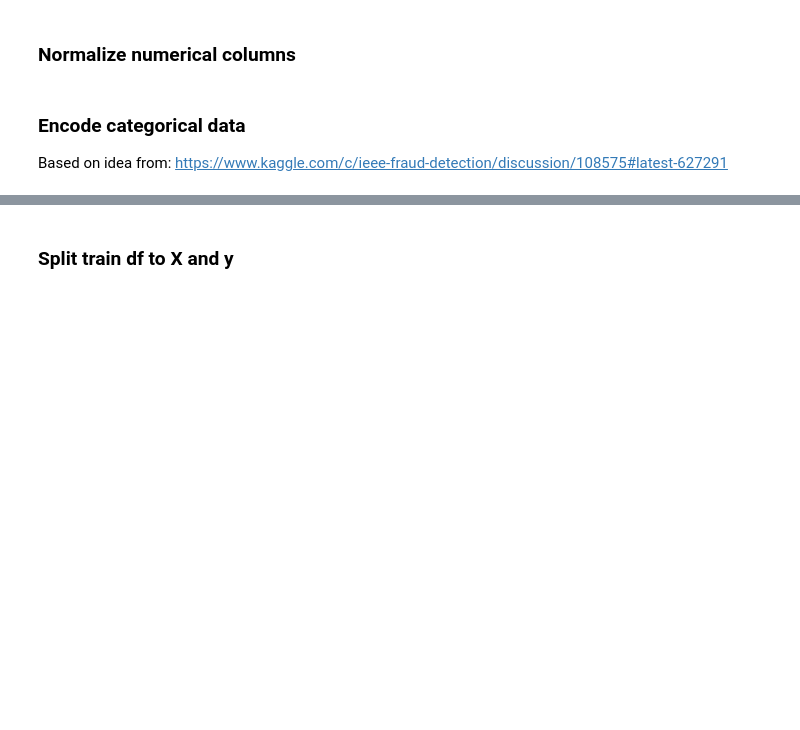
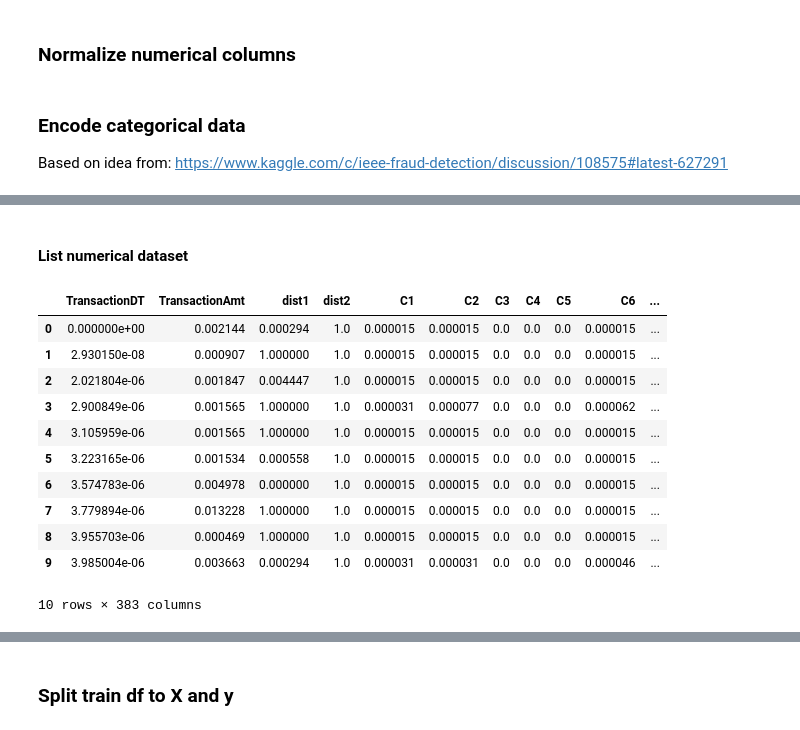
Before and after one commit to simon2k/IEEE-CIS-Fraud-Detection, a Jupyter notebook: IEEE Cis Fraud Detection.ipynb, the cells around one changed output, grey strips where cells are left out. Drawn from its saved outputs; the diff is of its cells as text; code cells hidden in the pictures; blank space fills up the shorter version.

```diff
--- a/IEEE Cis Fraud Detection.ipynb
+++ b/IEEE Cis Fraud Detection.ipynb
@@ -166,0 +231,17 @@ for column in categorical_columns:
+# %% [markdown]
+#### List numerical dataset
+# %%
+train_df[numerical_columns].head(10)
+# %% [output]
+|  | TransactionDT | TransactionAmt | dist1 | dist2 | C1 | C2 | C3 | C4 | C5 | C6 | ... |
+| 0 | 0.000000e+00 | 0.002144 | 0.000294 | 1.0 | 0.000015 | 0.000015 | 0.0 | 0.0 | 0.0 | 0.000015 | ... |
+| 1 | 2.930150e-08 | 0.000907 | 1.000000 | 1.0 | 0.000015 | 0.000015 | 0.0 | 0.0 | 0.0 | 0.000015 | ... |
+| 2 | 2.021804e-06 | 0.001847 | 0.004447 | 1.0 | 0.000015 | 0.000015 | 0.0 | 0.0 | 0.0 | 0.000015 | ... |
+| 3 | 2.900849e-06 | 0.001565 | 1.000000 | 1.0 | 0.000031 | 0.000077 | 0.0 | 0.0 | 0.0 | 0.000062 | ... |
+| 4 | 3.105959e-06 | 0.001565 | 1.000000 | 1.0 | 0.000015 | 0.000015 | 0.0 | 0.0 | 0.0 | 0.000015 | ... |
+| 5 | 3.223165e-06 | 0.001534 | 0.000558 | 1.0 | 0.000015 | 0.000015 | 0.0 | 0.0 | 0.0 | 0.000015 | ... |
+| 6 | 3.574783e-06 | 0.004978 | 0.000000 | 1.0 | 0.000015 | 0.000015 | 0.0 | 0.0 | 0.0 | 0.000015 | ... |
+| 7 | 3.779894e-06 | 0.013228 | 1.000000 | 1.0 | 0.000015 | 0.000015 | 0.0 | 0.0 | 0.0 | 0.000015 | ... |
+| 8 | 3.955703e-06 | 0.000469 | 1.000000 | 1.0 | 0.000015 | 0.000015 | 0.0 | 0.0 | 0.0 | 0.000015 | ... |
+| 9 | 3.985004e-06 | 0.003663 | 0.000294 | 1.0 | 0.000031 | 0.000031 | 0.0 | 0.0 | 0.0 | 0.000046 | ... |
+10 rows × 383 columns
```
Also changed, not shown: parts of 39 cells of this notebook.
